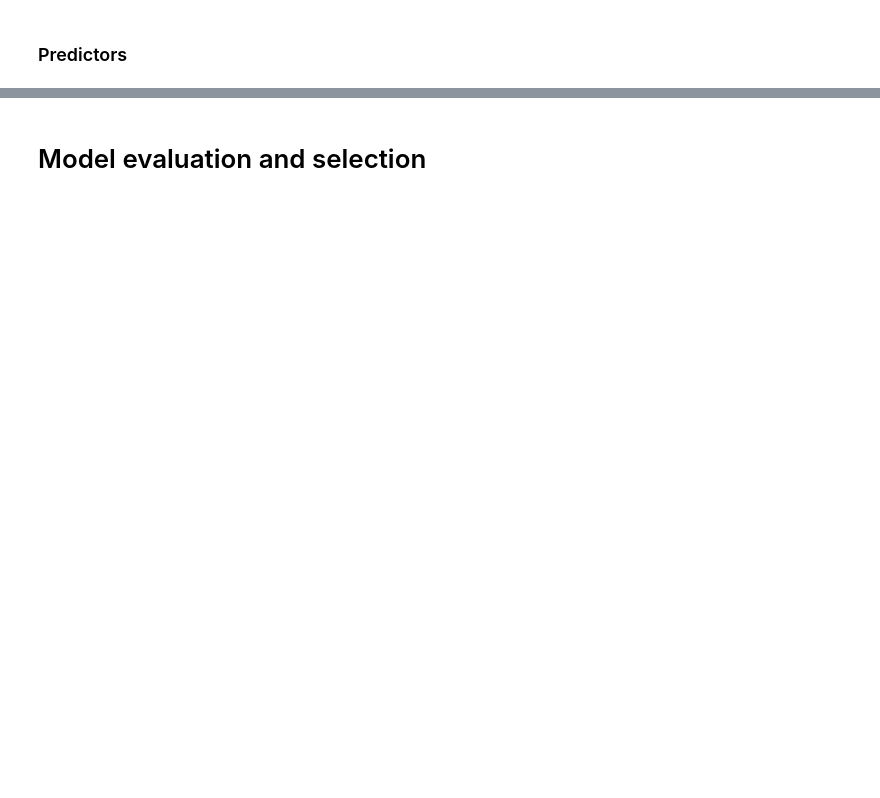
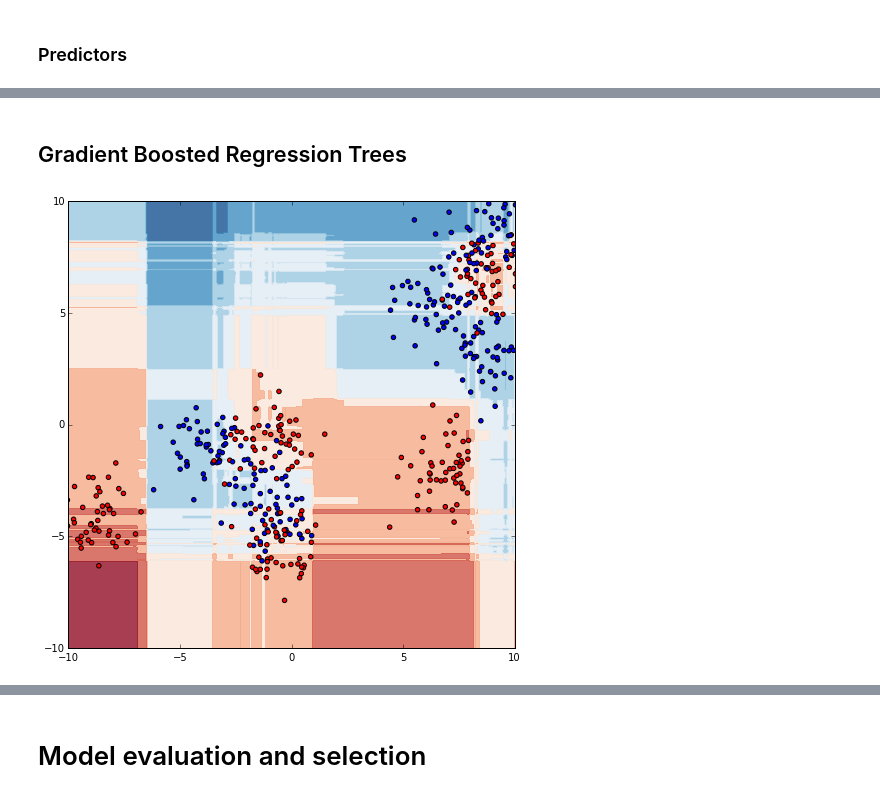
Before and after one commit to glouppe/tutorials-scikit-learn, a Jupyter notebook: An introduction to Machine Learning with Scikit-Learn.ipynb, the cells around one changed output, grey strips where cells are left out. Saved outputs shown, nothing was run; the diff lists cells and outputs as text; code cells hidden in the pictures; blank space fills up the shorter version.

```diff
--- a/An introduction to Machine Learning with Scikit-Learn.ipynb
+++ b/An introduction to Machine Learning with Scikit-Learn.ipynb
@@ -270,0 +259,9 @@ Image("tree.png")
+# %% [markdown]
+## Gradient Boosted Regression Trees
+# %%
+from sklearn.ensemble import GradientBoostingClassifier
+clf = GradientBoostingClassifier(learning_rate=0.1, n_estimators=250)
+clf.fit(X, y)
+plot_surface(clf)
+# %% [output]
+[figure, added]
```
Also changed, not shown: parts of 46 cells of this notebook.
